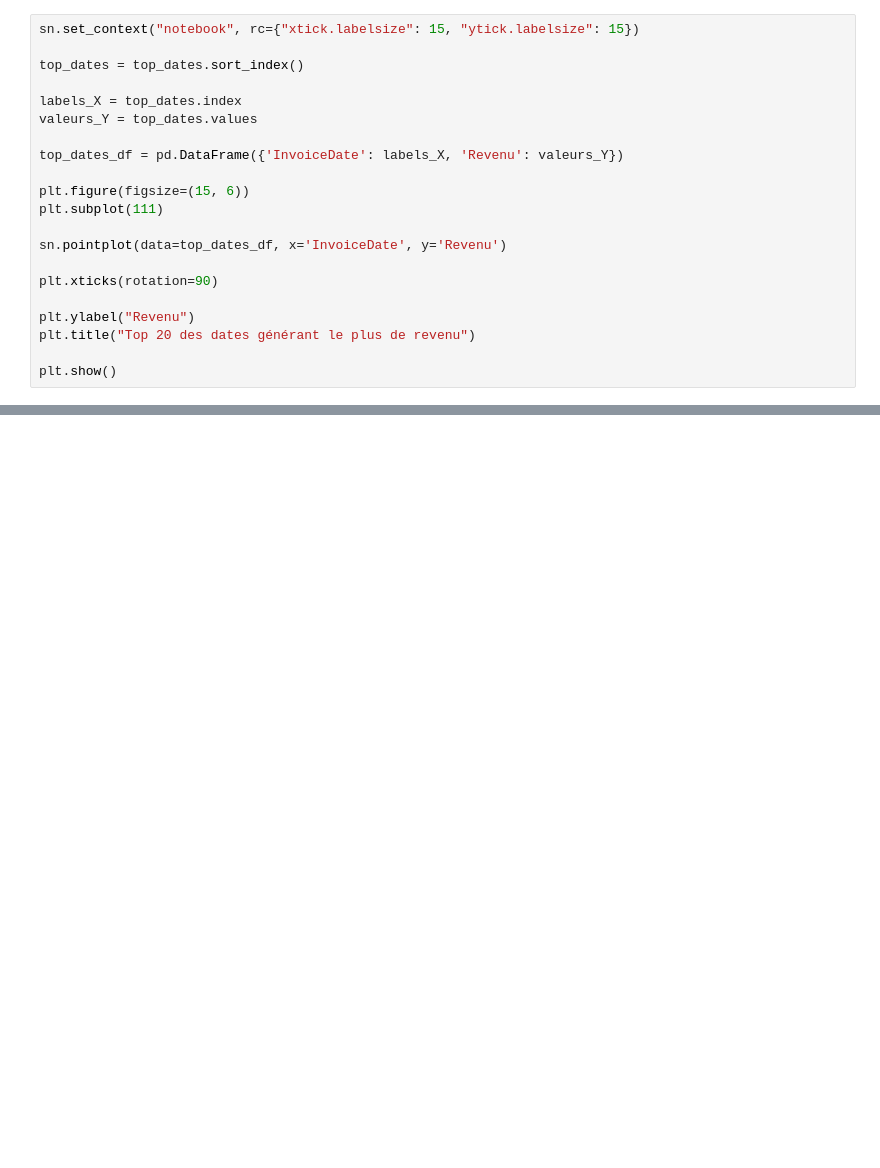
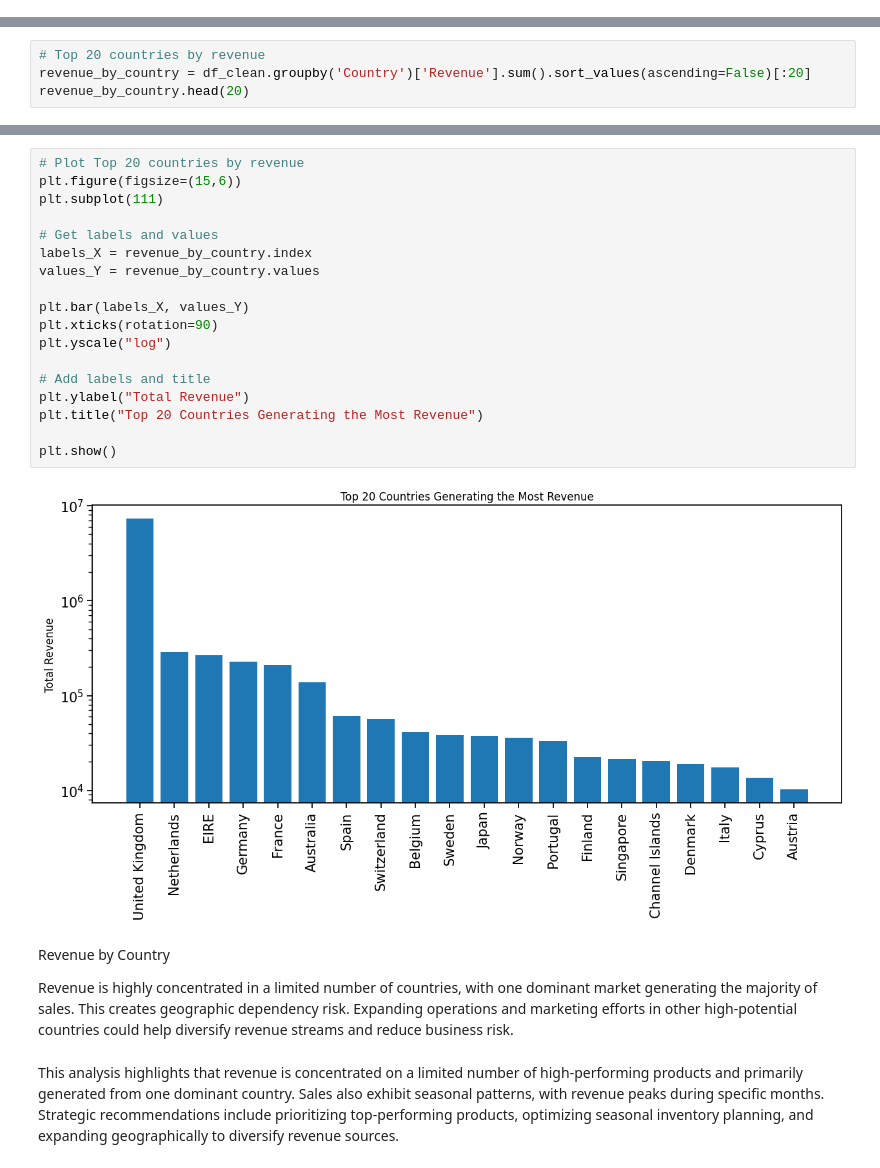
Before and after one commit to djafarou-ML/FUTURE_DS_01, a Jupyter notebook: analyse_vente.ipynb, the cells around one changed output, grey strips where cells are left out. Drawn from its saved outputs; the diff is of its cells as text; blank space fills up the shorter version.

```diff
--- a/analyse_vente.ipynb
+++ b/analyse_vente.ipynb
@@ -478,21 +493,0 @@ Name: Revenu, Length: 17282, dtype: float64
-# %%
-sn.set_context("notebook", rc={"xtick.labelsize": 15, "ytick.labelsize": 15})
-
-top_dates = top_dates.sort_index()
-
-labels_X = top_dates.index
-valeurs_Y = top_dates.values
-
-top_dates_df = pd.DataFrame({'InvoiceDate': labels_X, 'Revenu': valeurs_Y})
-
-plt.figure(figsize=(15, 6))
-plt.subplot(111)
-
-sn.pointplot(data=top_dates_df, x='InvoiceDate', y='Revenu')
-
-plt.xticks(rotation=90)
-
-plt.ylabel("Revenu")
-plt.title("Top 20 des dates générant le plus de revenu")
-
-plt.show()
@@ -500,0 +500,4 @@ plt.show()
+# %%
+# Top 20 countries by revenue
+revenue_by_country = df_clean.groupby('Country')['Revenue'].sum().sort_values(ascending=False)[:20]
+revenue_by_country.head(20)
@@ -500,0 +522,30 @@ plt.show()
+# %%
+# Plot Top 20 countries by revenue
+plt.figure(figsize=(15,6))
+plt.subplot(111)
+
+# Get labels and values
+labels_X = revenue_by_country.index
+values_Y = revenue_by_country.values
+
+plt.bar(labels_X, values_Y)
+plt.xticks(rotation=90)
+plt.yscale("log")
+
+# Add labels and title
+plt.ylabel("Total Revenue")
+plt.title("Top 20 Countries Generating the Most Revenue")
+
+plt.show()
+# %% [output]
+[figure, added]
+# %% [markdown]
+Revenue by Country
+
+Revenue is highly concentrated in a limited number of countries, with one dominant market generating the majority of sales.
+This creates geographic dependency risk.
+Expanding operations and marketing efforts in other high-potential countries could help diversify revenue streams and reduce business risk.
+# %% [markdown]
+This analysis highlights that revenue is concentrated on a limited number of high-performing products and primarily generated from one dominant country.
+Sales also exhibit seasonal patterns, with revenue peaks during specific months.
+Strategic recommendations include prioritizing top-performing products, optimizing seasonal inventory planning, and expanding geographically to diversify revenue sources.
```
Also changed, not shown: parts of 37 cells of this notebook, 1 other file.
